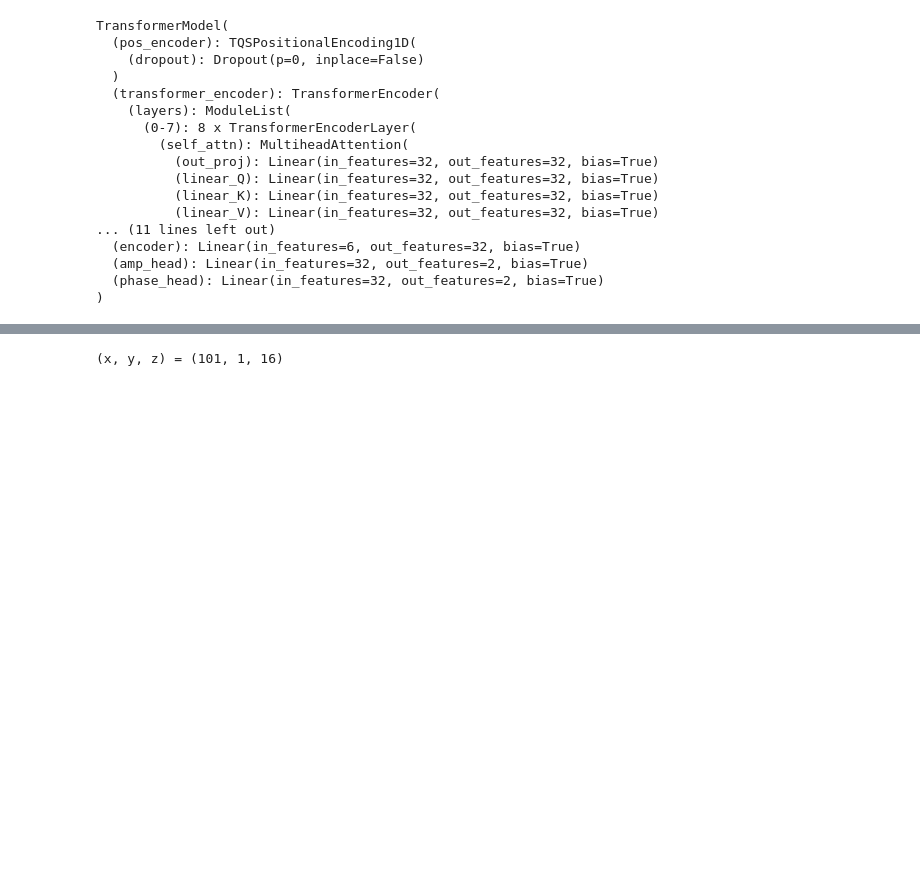
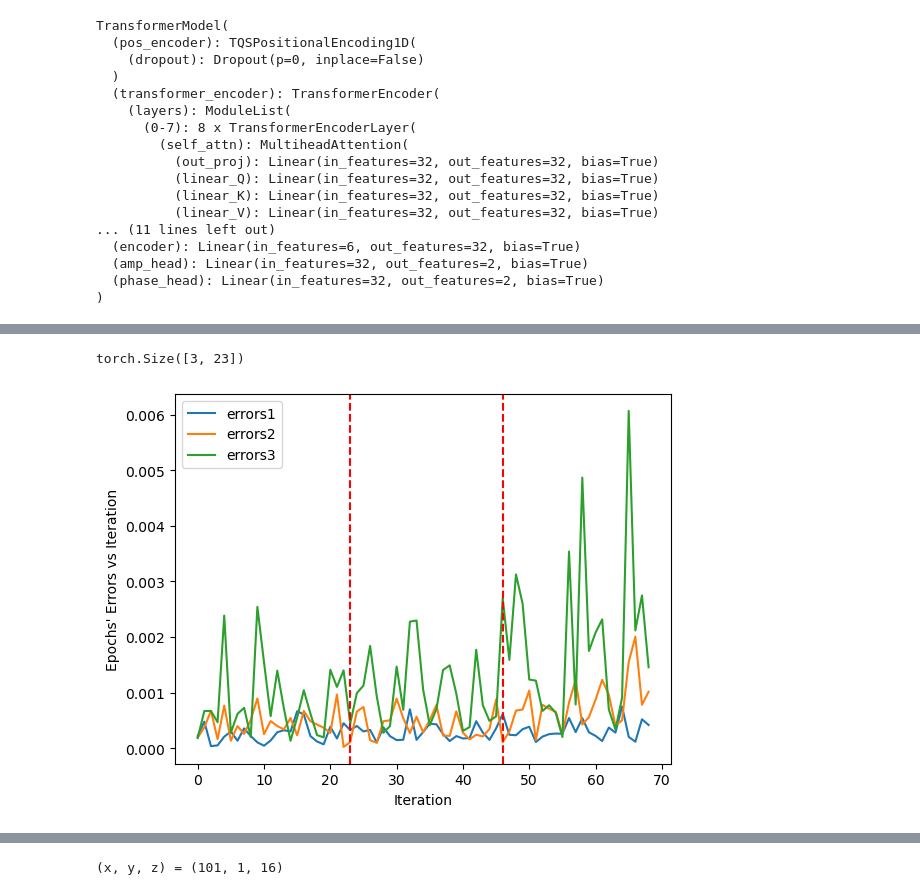
Before and after one commit to spagdoon0411/transformer_quantum_state, a Jupyter notebook: supervised_learning.ipynb, the cells around one changed output, grey strips where cells are left out. Cells and saved outputs as stored; diff of their text form; code cells hidden in the pictures; blank space fills up the shorter version.

```diff
--- a/supervised_learning.ipynb
+++ b/supervised_learning.ipynb
@@ -316,0 +268,8 @@ tensor([[0., 0., 0.,  ..., 0., 0., 0.],
+# %%
+opt.train(
+    epochs=3,
+    start_iter=0,
+    monitor_params=torch.tensor([[1.0]]),
+    monitor_hamiltonians=[ising40],
+    monitor_energies=torch.tensor([[dmrg40[oneidx]]]),
+)
@@ -316,0 +294,3 @@ tensor([[0., 0., 0.,  ..., 0., 0., 0.],
+# %%
+errors2 = torch.tensor(opt.E_errors_all)
+errors2
@@ -316,0 +311,8 @@ tensor([[0., 0., 0.,  ..., 0., 0., 0.],
+# %%
+opt.train(
+    epochs=3,
+    start_iter=0,
+    monitor_params=torch.tensor([[1.0]]),
+    monitor_hamiltonians=[ising40],
+    monitor_energies=torch.tensor([[dmrg40[oneidx]]]),
+)
@@ -316,0 +337,3 @@ tensor([[0., 0., 0.,  ..., 0., 0., 0.],
+# %%
+errors3 = torch.tensor(opt.E_errors_all)
+errors3
@@ -316,0 +351,20 @@ tensor([[0., 0., 0.,  ..., 0., 0., 0.],
+# %%
+errors3.shape
+# %% [output]
+torch.Size([3, 23])
+# %%
+import matplotlib.pyplot as plt
+
+plt.plot(errors1.flatten().cpu().numpy(), label="errors1")
+plt.plot(errors2.flatten().cpu().numpy(), label="errors2")
+plt.plot(errors3.flatten().cpu().numpy(), label="errors3")
+plt.xlabel("Iteration")
+plt.ylabel("Epochs' Errors vs Iteration")
+plt.legend()
+
+for i in range(1, 3):
+    plt.axvline(x=i * errors1.shape[1], color="r", linestyle="--")
+
+plt.show()
+# %% [output]
+[figure, added]
```
Also changed, not shown: parts of 27 cells of this notebook.
